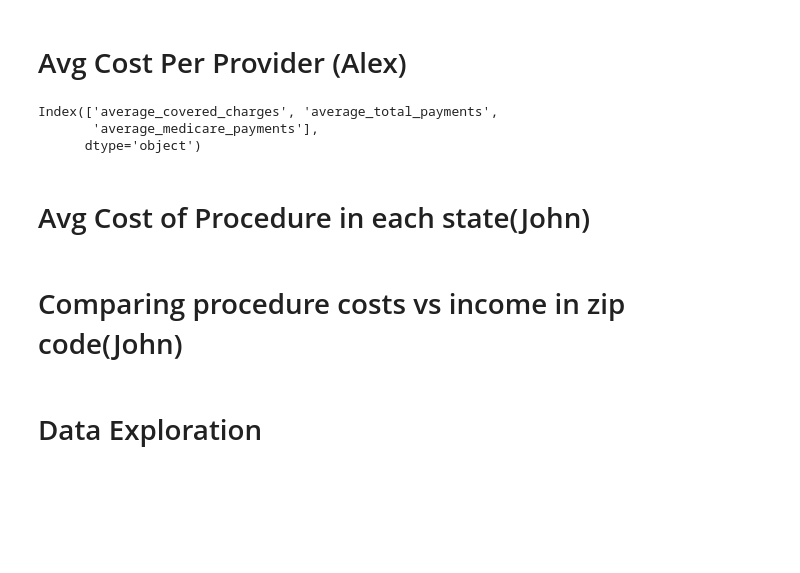
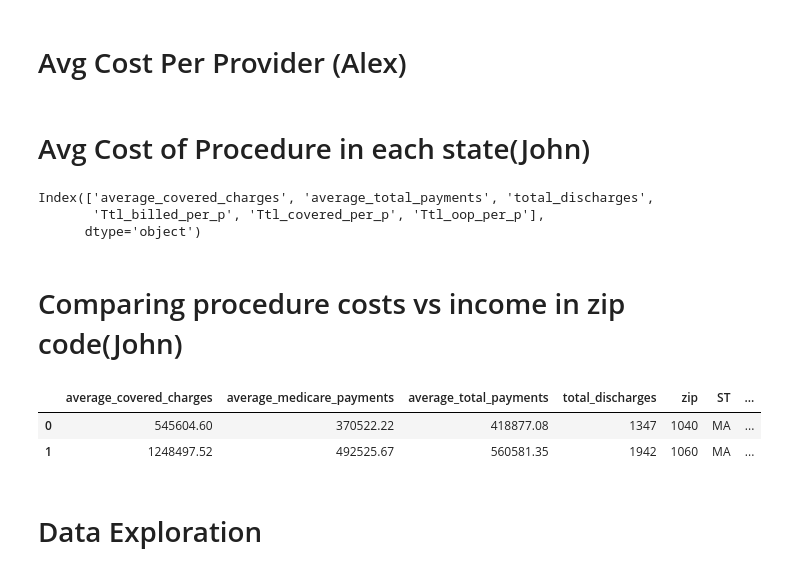
Before and after one commit to jwarlop/BC_Proj001, a Jupyter notebook: main.ipynb, the cells around one changed output. Drawn from its saved outputs; the diff is of its cells as text; code cells hidden in the pictures; blank space fills up the shorter version.

```diff
--- a/main.ipynb
+++ b/main.ipynb
@@ -105,11 +126,7 @@ cost_df = main_df[["provider_id", "provider_name", "average_covered_charges",\
 
 provider_group = cost_df.groupby(["provider_id", "provider_name"])
 avg_cost_group = round(provider_group.mean(),2)
-avg_cost_group.columns
+avg_cost_group.head(1)
-# %% [output]
-Index(['average_covered_charges', 'average_total_payments',
-       'average_medicare_payments'],
-      dtype='object')
 # %%
 # Most Expensive Hospitals
 
@@ -128,17 +145,46 @@ avg_cost_group["average_patient_payment"] = (avg_cost_group["average_total_payme
 df_costs = main_df.groupby(['provider_state']).\
             aggregate({'average_covered_charges':'sum',\
                        'average_total_payments':'sum','total_discharges':'sum'})
-df_costs['Ttl_billed_per_p']  = (df_costs['average_covered_charges']+df_costs['average_total_payments'])\
+df_costs['Ttl_billed_per_p']  = (df_costs['average_covered_charges']+\
+                                 df_costs['average_total_payments'])\
                                 /df_costs['total_discharges']
-df_costs['Ttl_covered_per_p'] =  df_costs['average_covered_charges']/df_costs['total_discharges']
-df_costs['Ttl_oop_per_p'] = df_costs['average_total_payments']/df_costs['total_discharges']
+df_costs['Ttl_covered_per_p'] =  df_costs['average_covered_charges']/\
+                                    df_costs['total_discharges']
+df_costs['Ttl_oop_per_p'] = df_costs['average_total_payments']/\
+                                    df_costs['total_discharges']
 df_costs.columns
-#df_acc = main_df.groupby(['Provider State']).aggregate({'ACC':'sum'})
-#df_atp = main_df.groupby(['Provider State']).aggregate({'ATP':'sum'})
-#df_ttlD = main_df.groupby(['Provider State']).aggregate({'TtlDis':'sum'})
-#df_ttlD.iloc[:,0:]
+# %% [output]
+Index(['average_covered_charges', 'average_total_payments', 'total_discharges',
+       'Ttl_billed_per_p', 'Ttl_covered_per_p', 'Ttl_oop_per_p'],
+      dtype='object')
 # %% [markdown]
 # Comparing procedure costs vs income in zip code(John)
+# %%
+df_zip = main_df.groupby(['provider_zip_code']).\
+            aggregate({'average_covered_charges':'sum',\
+                       'average_medicare_payments':'sum',\
+                       'average_total_payments':'sum','total_discharges':'sum'})
+new_idx = [i for i in range(0,df_zip.shape[0])]
+zc_v = df_zip.index.tolist()
+df_zip['idx']=new_idx
+df_zip['zip']=zc_v
+df_zip.set_index('idx',inplace=True)
+#df_zip['zip'] = df_zip['zip'].astype(str)
+#zip_s = df_zip['zip'].tolist()
+#zip_s = ['0'+s if len(s) == 4 else s for s in zip_s]
+#df_zip['zip']=zip_s
+#df_zip.shape
+merged_25K = pd.merge(df_zip,df_zip_25K,on='zip',how='inner')
+merged_50K = pd.merge(df_zip,df_zip_50K,on='zip',how='inner')
+merged_75K = pd.merge(df_zip,df_zip_75K,on='zip',how='inner')
+merged_100K = pd.merge(df_zip,df_zip_100K,on='zip',how='inner')
+merged_200K = pd.merge(df_zip,df_zip_200K,on='zip',how='inner')
+merged_1M   = pd.merge(df_zip,df_zip_1M,on='zip',how='inner')
+merged_1M.head(2)
+# %% [output]
+|  | average_covered_charges | average_medicare_payments | average_total_payments | total_discharges | zip | ST | ... |
+| 0 | 545604.60 | 370522.22 | 418877.08 | 1347 | 1040 | MA | ... |
+| 1 | 1248497.52 | 492525.67 | 560581.35 | 1942 | 1060 | MA | ... |
 # %% [markdown]
 # Data Exploration
 # %% [markdown]
```
Also changed, not shown: parts of 8 cells of this notebook.
